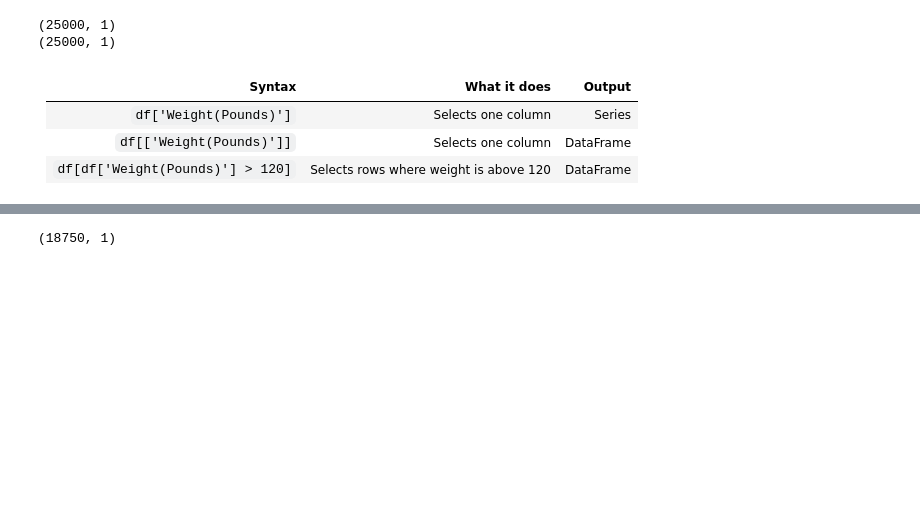
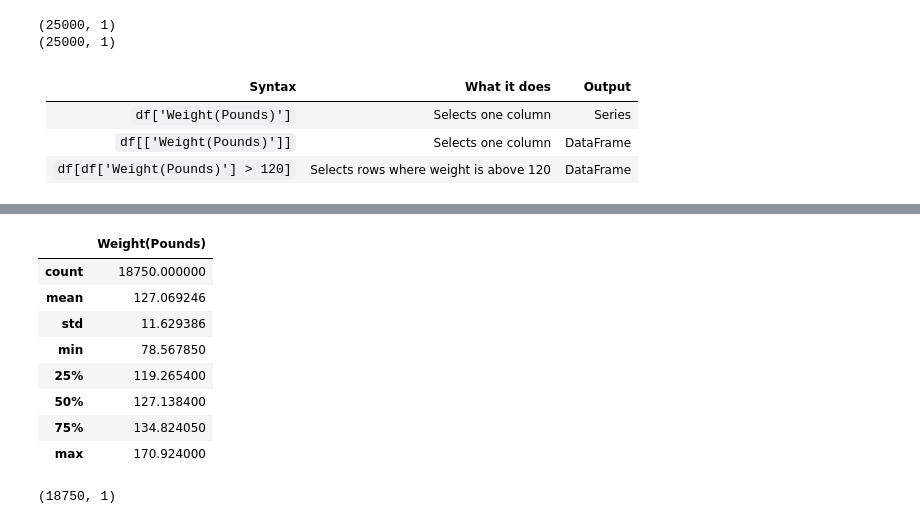
Before and after one commit to rushikas569628/ML-Learnings, a Jupyter notebook: Linear_Regression/LinearRegression.ipynb, the cells around one changed output, grey strips where cells are left out. Cells and saved outputs as stored; diff of their text form; code cells hidden in the pictures; blank space fills up the shorter version.

```diff
--- a/Linear_Regression/LinearRegression.ipynb
+++ b/Linear_Regression/LinearRegression.ipynb
@@ -111,3 +133,15 @@ X_train,X_test,y_train,y_test=train_test_split(X,y,test_size=0.25,random_state=4
+# %%
+X_train.describe()
+# %% [output]
+|  | Weight(Pounds) |
+| count | 18750.000000 |
+| mean | 127.069246 |
+| std | 11.629386 |
+| min | 78.567850 |
+| 25% | 119.265400 |
+| 50% | 127.138400 |
+| 75% | 134.824050 |
+| max | 170.924000 |
 # %%
 X_train.shape
 # %% [output]
```
Also changed, not shown: parts of 43 cells of this notebook, 5 other files.
